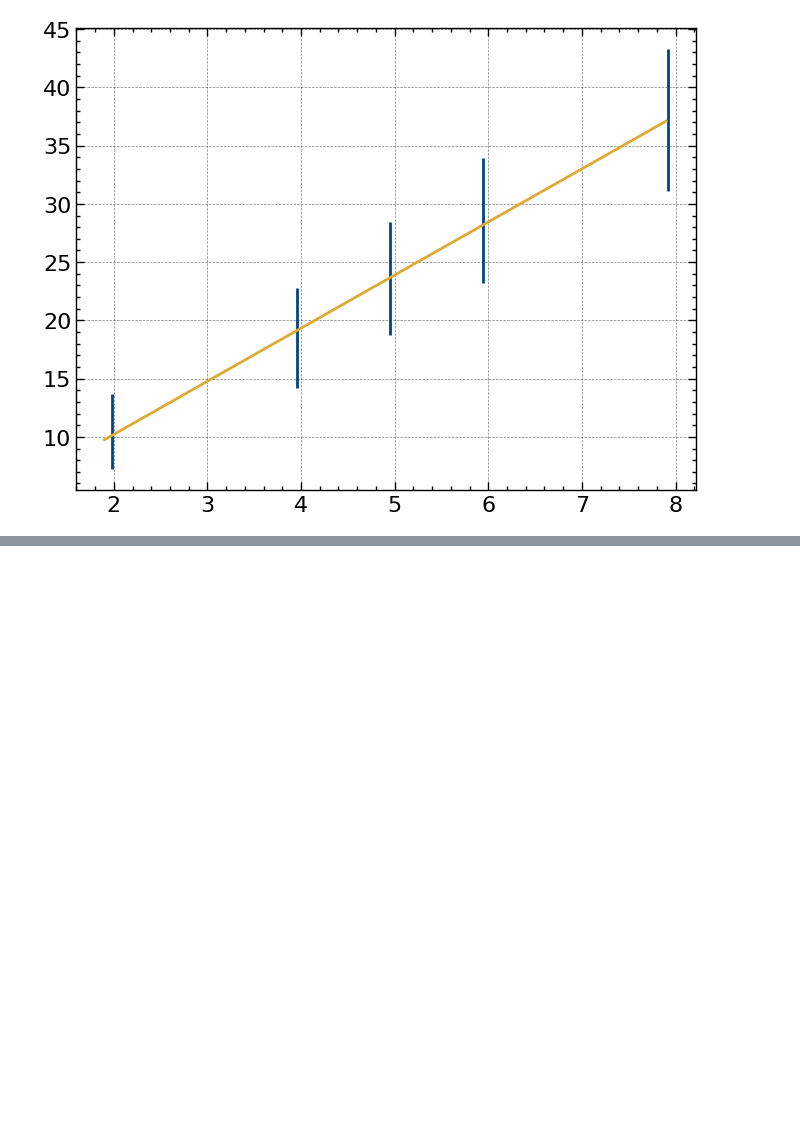
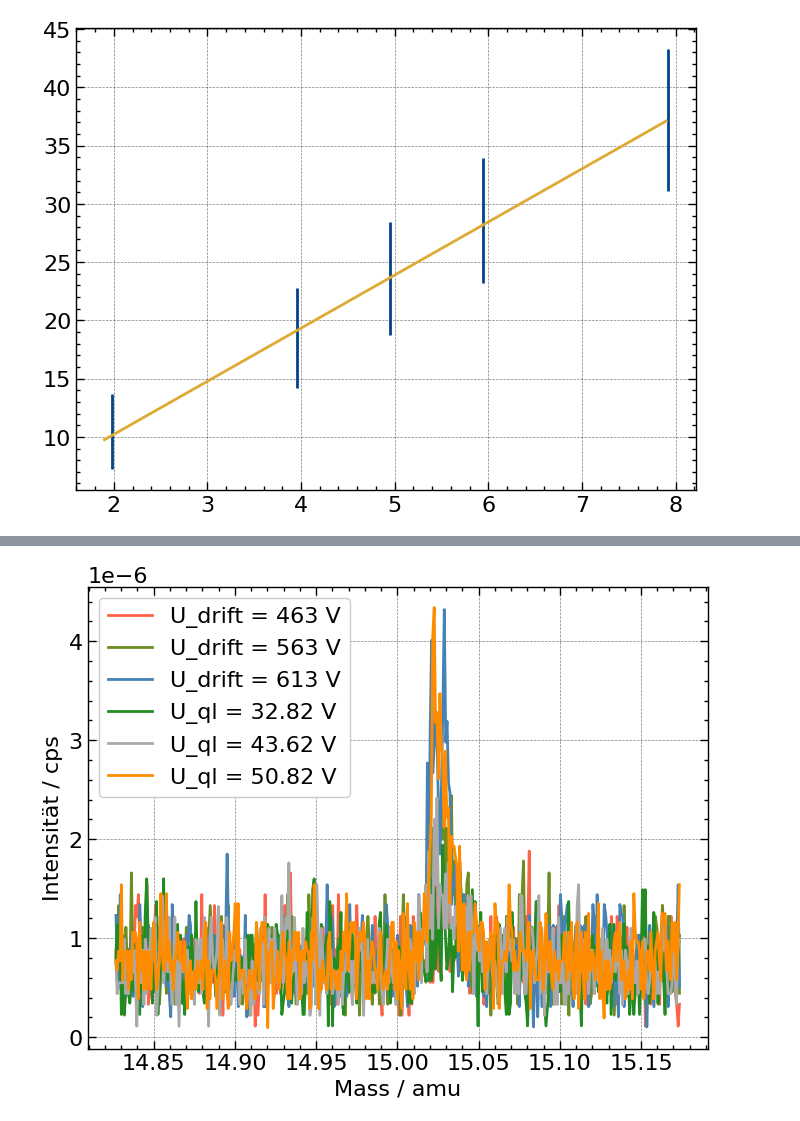
Before and after one commit to KemalOenen/advanced_labcourse, a Jupyter notebook: I002/data_analysis.ipynb, the cells around one changed output, grey strips where cells are left out. Cells and saved outputs as stored; diff of their text form; code cells hidden in the pictures; blank space fills up the shorter version.

Commit message:
Finished third exercise and added data

```diff
--- a/I002/data_analysis.ipynb
+++ b/I002/data_analysis.ipynb
@@ -397,0 +520,42 @@ resolution limenone fragment=  1173+/-30
+# %%
+#fragment analysis
+def rid_of_neg(mass, cps):
+
+    return mass[cps>0], cps[cps>0]
+
+df=pd.read_csv("third_ecercise.csv")
+mass1, cps1 = get_mass_cps(15, 200)
+mass, cps = rid_of_neg(mass1, cps1)
+plt.plot(mass, cps, color="tomato", label="U_drift = 463 V")
+
+df=pd.read_csv("third_exercise2.csv")
+mass1, cps1 = get_mass_cps(15, 200)
+mass, cps = rid_of_neg(mass1, cps1)
+plt.plot(mass, cps, color="olivedrab", label="U_drift = 563 V")
+
+df=pd.read_csv("third_exercise3.csv")
+mass1, cps1 = get_mass_cps(15, 200)
+mass, cps = rid_of_neg(mass1, cps1)
+plt.plot(mass, cps, color="steelblue", label="U_drift = 613 V")
+
+df=pd.read_csv("third_exercise4drift.csv")
+mass1, cps1 = get_mass_cps(15, 200)
+mass, cps = rid_of_neg(mass1, cps1)
+plt.plot(mass, cps, color="forestgreen", label="U_ql = 32.82 V")
+
+df=pd.read_csv("third_exercise5drift.csv")
+mass1, cps1 = get_mass_cps(15, 200)
+mass, cps = rid_of_neg(mass1, cps1)
+plt.plot(mass, cps, color="darkgray", label="U_ql = 43.62 V")
+
+df=pd.read_csv("third_exercise6drift.csv")
+mass1, cps1 = get_mass_cps(15, 200)
+mass, cps = rid_of_neg(mass1, cps1)
+plt.plot(mass, cps, color="darkorange", label="U_ql = 50.82 V")
+
+plt.legend()
+plt.xlabel("Mass / amu")
+plt.ylabel("Intensität / cps")
+plt.show()
+# %% [output]
+[figure, added]
```
Also changed, not shown: parts of 38 cells of this notebook, 9 other files.
